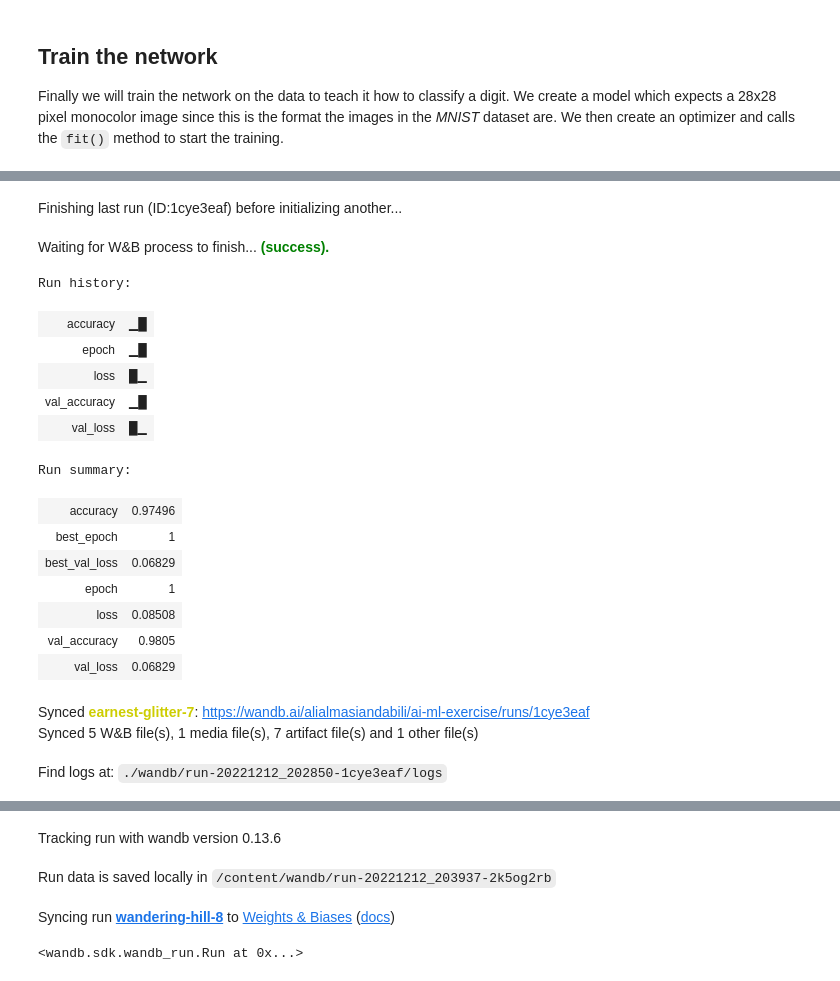
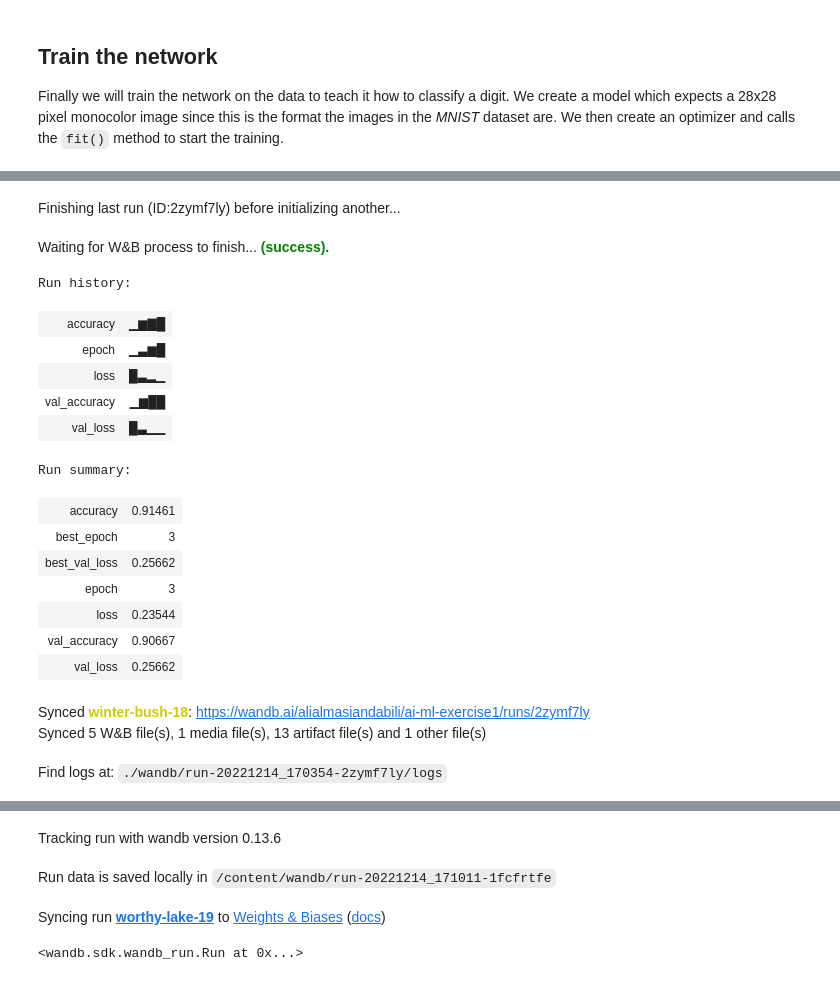
Before and after one commit to AliAlmasiAndabili/test, a Jupyter notebook: ML-training/logging-trainings-with-WandB/train.ipynb, the cells around one changed output, grey strips where cells are left out. Saved outputs shown, nothing was run; the diff lists cells and outputs as text; code cells hidden in the pictures.

```diff
--- a/ML-training/logging-trainings-with-WandB/train.ipynb
+++ b/ML-training/logging-trainings-with-WandB/train.ipynb
@@ -84,25 +131,25 @@ NameError: ignored
 # %%
-batch_size = 128
-epochs = 2
+batch_size = 10
+epochs = 10
 # %%
-wandb.init(project="ai-ml-exercise", config={"batch_size": batch_size, "epochs": epochs})
+wandb.init(project="ai-ml-exercise1", config={"batch_size": batch_size, "epochs": epochs})
 # %% [output]
-Finishing last run (ID:1cye3eaf) before initializing another...
+Finishing last run (ID:2zymf7ly) before initializing another...
 Waiting for W&B process to finish... (success).
 Run history:
-| accuracy | ▁█ |
-| epoch | ▁█ |
-| loss | █▁ |
-| val_accuracy | ▁█ |
-| val_loss | █▁ |
+| accuracy | ▁▆▇█ |
+| epoch | ▁▃▆█ |
+| loss | █▃▂▁ |
+| val_accuracy | ▁▆██ |
+| val_loss | █▃▁▁ |
 Run summary:
-| accuracy | 0.97496 |
-| best_epoch | 1 |
-| best_val_loss | 0.06829 |
-| epoch | 1 |
-| loss | 0.08508 |
-| val_accuracy | 0.9805 |
-| val_loss | 0.06829 |
+| accuracy | 0.91461 |
+| best_epoch | 3 |
+| best_val_loss | 0.25662 |
+| epoch | 3 |
+| loss | 0.23544 |
+| val_accuracy | 0.90667 |
+| val_loss | 0.25662 |
-Synced earnest-glitter-7: https://wandb.ai/alialmasiandabili/ai-ml-exercise/runs/1cye3eaf
-Synced 5 W&B file(s), 1 media file(s), 7 artifact file(s) and 1 other file(s)
+Synced winter-bush-18: https://wandb.ai/alialmasiandabili/ai-ml-exercise1/runs/2zymf7ly
+Synced 5 W&B file(s), 1 media file(s), 13 artifact file(s) and 1 other file(s)
-Find logs at: ./wandb/run-20221212_202850-1cye3eaf/logs
+Find logs at: ./wandb/run-20221214_170354-2zymf7ly/logs
@@ -110,6 +157,6 @@ Successfully finished last run (ID:1cye3eaf). Initializing new run:
 Tracking run with wandb version 0.13.6
-Run data is saved locally in /content/wandb/run-20221212_203937-2k5og2rb
+Run data is saved locally in /content/wandb/run-20221214_171011-1fcfrtfe
-Syncing run wandering-hill-8 to Weights & Biases (docs)
+Syncing run worthy-lake-19 to Weights & Biases (docs)
 <wandb.sdk.wandb_run.Run at 0x...>
 # %%
 # Get the training data
```
Also changed, not shown: parts of 15 cells of this notebook.
